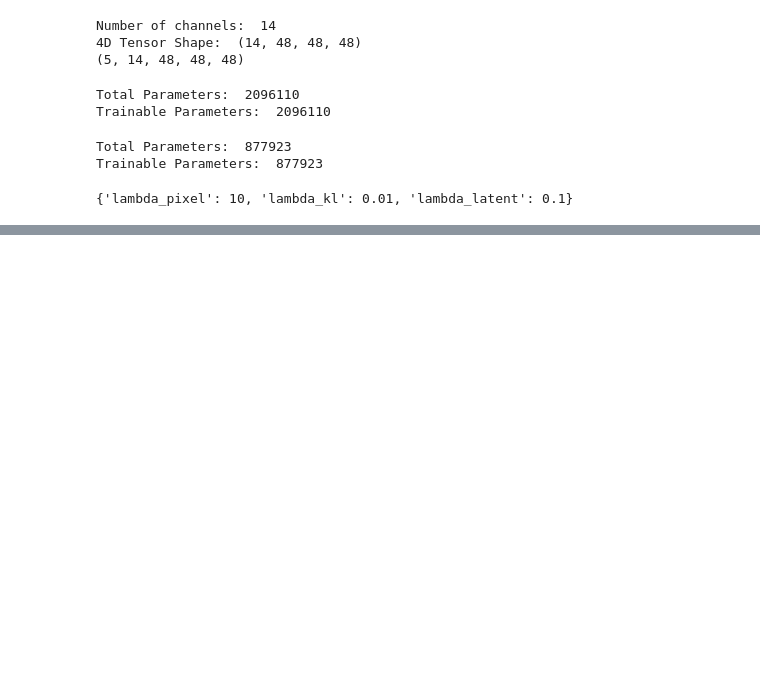
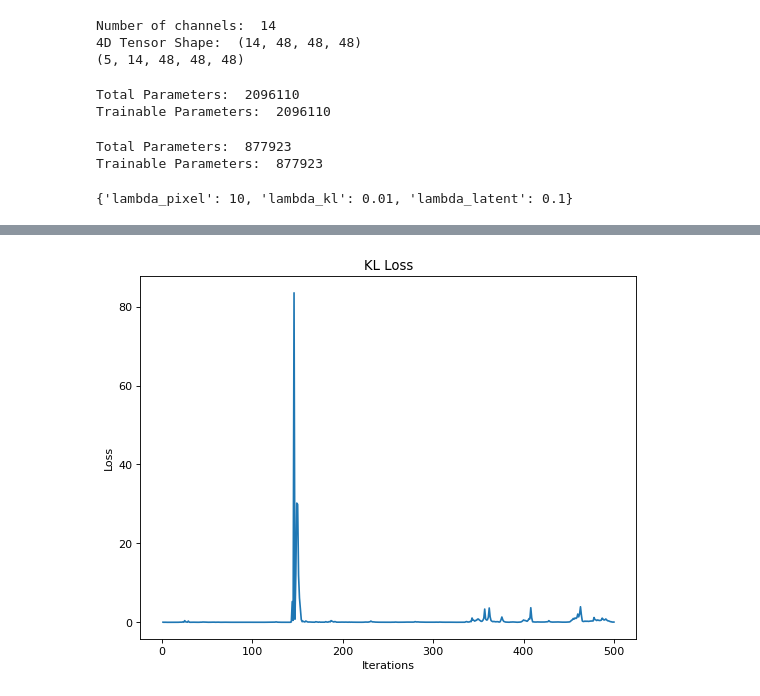
Before and after one commit to shikhar2333/LiGANN, a Jupyter notebook: ligann.ipynb, the cells around one changed output, grey strips where cells are left out. Cells and saved outputs as stored; diff of their text form; code cells hidden in the pictures; blank space fills up the shorter version.

```diff
--- a/ligann.ipynb
+++ b/ligann.ipynb
@@ -229,0 +233,4 @@ def plot(loss):
+# %%
+plot(x,"KL_Loss","KL Loss")
+# %% [output]
+[figure, added]
```
Also changed, not shown: parts of 14 cells of this notebook, 7 other files.
